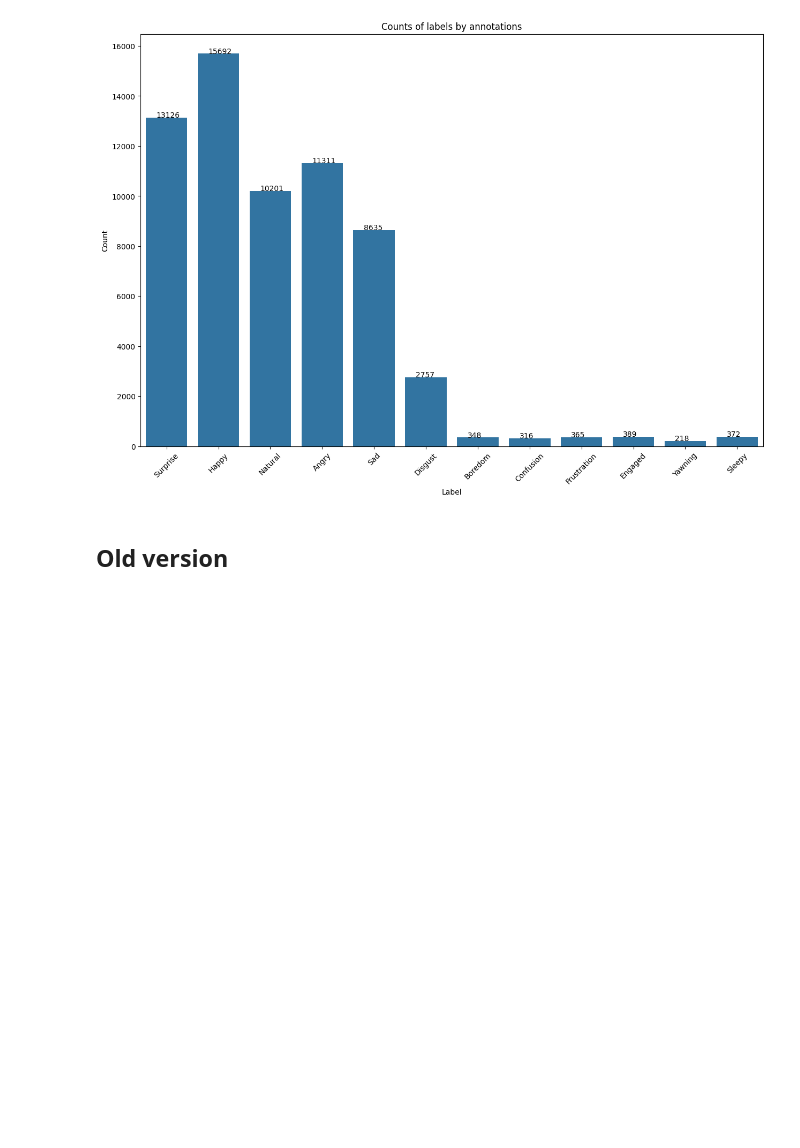
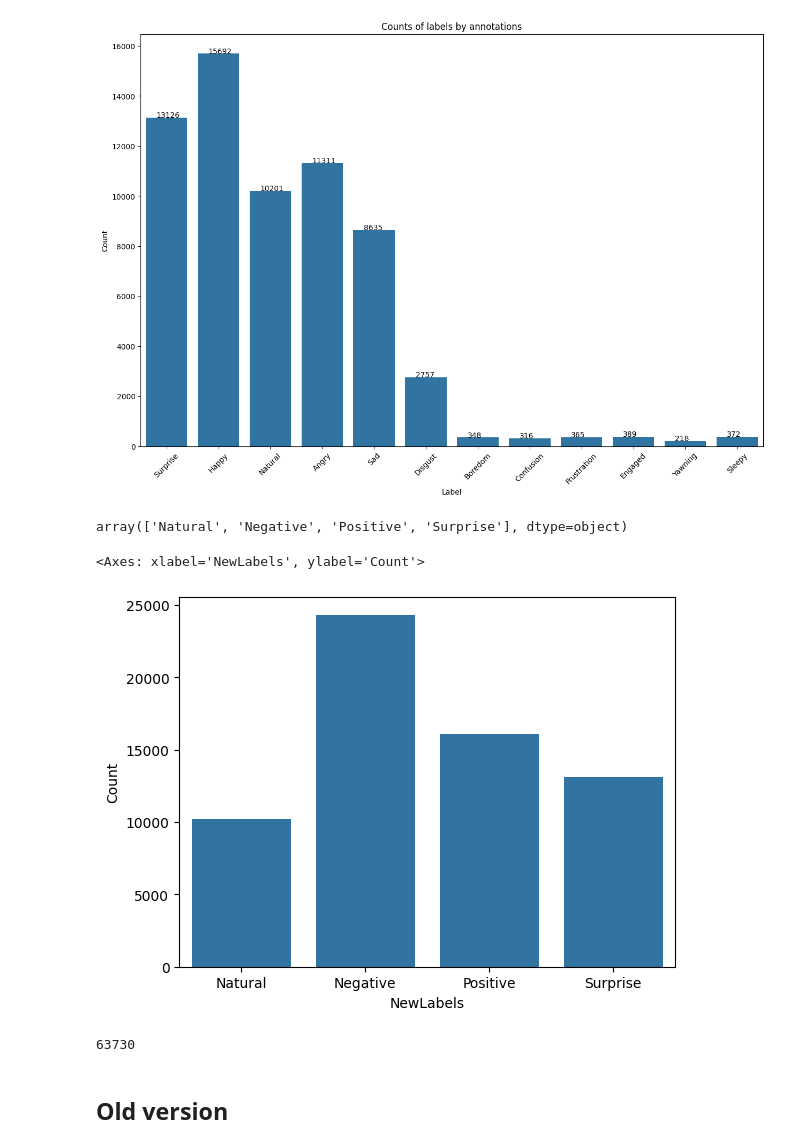
Before and after one commit to albermakaryan/bevaior-estimation-CV, a Jupyter notebook: src/eda.ipynb, the cells around one changed output. Drawn from its saved outputs; the diff is of its cells as text; code cells hidden in the pictures; blank space fills up the shorter version.

```diff
--- a/src/eda.ipynb
+++ b/src/eda.ipynb
@@ -100,6 +103,36 @@ plt.title("Counts of labels by annotations")
 plt.show()
 # %% [output]
 [figure]
+# %%
+# concat
+concat_dict = {"Happy":"Positive",
+              "Surprise":"Surprise",
+              "Natural":"Natural",
+              "Angry":"Negative",
+              "Sad":"Negative",
+              "Disgust":"Negative",
+              "Boredom":"Negative",
+              "Confusion":"Negative",
+              "Frustration":"Negative",
+              "Engaged":"Positive",
+              "Yawning":"Negative",
+              "Sleepy":"Negative"}
+# %%
+counts_include_mult['NewLabels'] = counts_include_mult['Label'].map(concat_dict)
+couns_by_new_labels = counts_include_mult.groupby("NewLabels",as_index=False)['Count'].sum()
+# %%
+couns_by_new_labels.NewLabels.values
+# %% [output]
+array(['Natural', 'Negative', 'Positive', 'Surprise'], dtype=object)
+# %%
+sns.barplot(couns_by_new_labels,x='NewLabels',y='Count')
+# %% [output]
+<Axes: xlabel='NewLabels', ylabel='Count'>
+[figure, added]
+# %%
+couns_by_new_labels.Count.sum()
+# %% [output]
+63730
 # %% [markdown]
 ## Old version
 # %%
```
Also changed, not shown: parts of 2 cells of this notebook, 17 other files.
